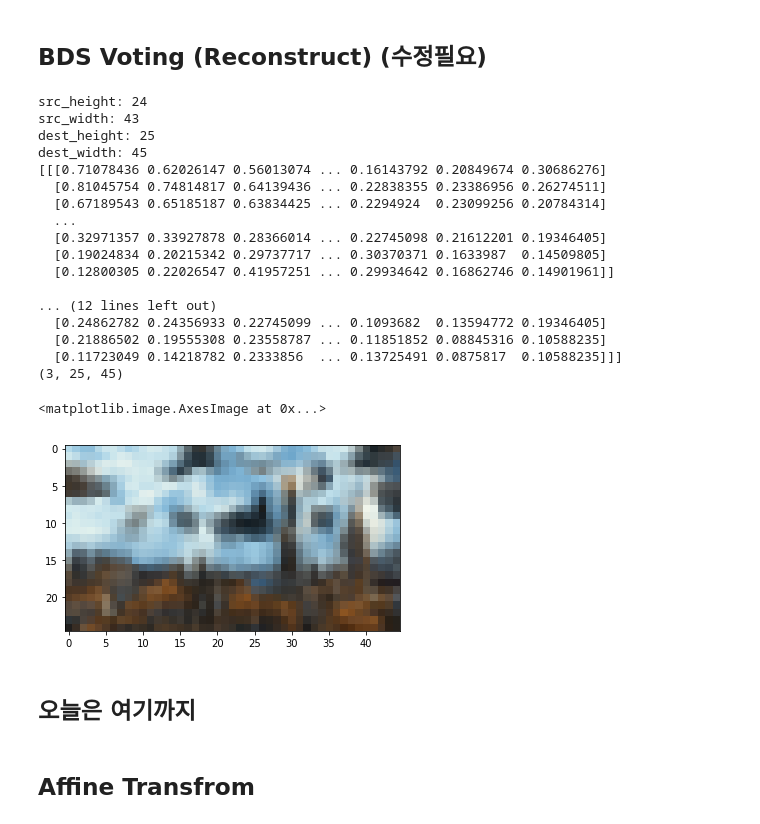
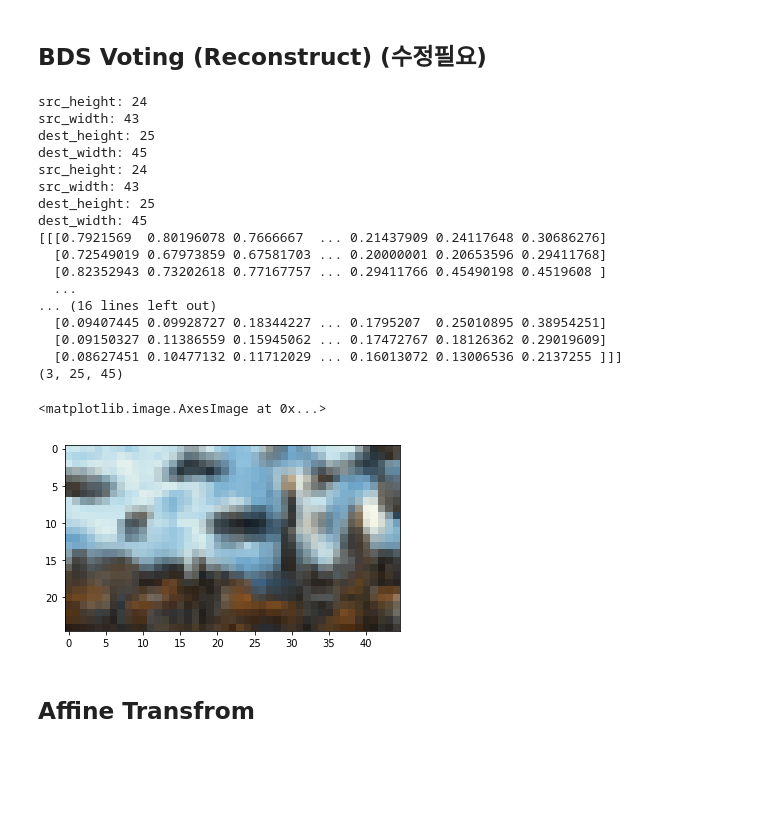
Before and after one commit to rassilon712/Neural_Color_Transfer, a Jupyter notebook: NCT_modified.ipynb, the cells around one changed output. Drawn from its saved outputs; the diff is of its cells as text; code cells hidden in the pictures; blank space fills up the shorter version.

```diff
--- a/NCT_modified.ipynb
+++ b/NCT_modified.ipynb
@@ -344,10 +345,10 @@ class PatchMatch:
     def calc_dist(self, ay, ax, by, bx):
         """
             Measure distance between 2 patches across all channels
-            ay -- y coordinate of a patch in a
-            ax -- x coordinate of a patch in a
-            by -- y coordinate of a patch in b
-            bx -- x coordinate of a patch in b
+            ay : y coordinate of a patch in a
+            ax : x coordinate of a patch in a
+            by : y coordinate of a patch in b
+            bx : x coordinate of a patch in b
         """
         dy0 = dx0 = self.patch_size // 2
         dy1 = dx1 = self.patch_size // 2 + 1
@@ -409,8 +410,8 @@ class PatchMatch:
     def solve(self):
         self.improve_nnf(total_iter=5)
 # %%
-map5SR = PatchMatch(feat5S, feat5R) #S -> R
-map5RS = PatchMatch(feat5R, feat5S) #R -> S
+map5SR = PatchMatch(feat5S_norm, feat5R_norm) #S -> R
+map5RS = PatchMatch(feat5R_norm, feat5S_norm) #R -> S
 map5SR.solve()
 print()
 map5RS.solve()
@@ -524,8 +525,7 @@ def bds_vote(snn, rnn, snnd, rnnd, src, patchsize=3):
                         continue
                     if px + dx >= src_width:
                         break
-                    for ch in range(channels):
-                        dest[ch, i + dy, j + dx] += ws * src[ch, py + dy, px + dx]
+                    dest[:, i + dy, j + dx] += ws * src[:, py + dy, px + dx]
                     weights[i + dy, j + dx] += ws
 
 
@@ -554,45 +554,45 @@ def bds_vote(snn, rnn, snnd, rnnd, src, patchsize=3):
                         continue
                     if px + dx >= dest_width:
                         break
-                    for ch in range(channels):
-                        dest[ch, py + dy, px + dx] += wr * src[ch, i + dy, j + dx]
+                    dest[:, py + dy, px + dx] += wr * src[:, i + dy, j + dx]
                     weights[py + dy, px + dx] += wr
 
     for y in range(dest_height):
         for x in range(dest_width):
             s = 1 if weights[y, x] == 0 else (1 / weights[y, x])
-            for ch in range(channels):
-                dest[ch, y, x] *= s
+            dest[:, y, x] *= s
 
     return dest
 # %%
-G = bds_vote(map5SR.nnf.transpose(2, 0, 1), map5RS.nnf.transpose(2, 0, 1), map5SR.nnd, map5RS.nnd, imgR_resized)
-print(G)
-print(G.shape)
+imgG = bds_vote(map5SR.nnf.transpose(2, 0, 1), map5RS.nnf.transpose(2, 0, 1), map5SR.nnd, map5RS.nnd, imgR_resized)
+feat5G = bds_vote(map5SR.nnf.transpose(2, 0, 1), map5RS.nnf.transpose(2, 0, 1), map5SR.nnd, map5RS.nnd, feat5R.transpose(2, 0, 1))
+feat5G = feat5G.transpose(1, 2, 0)
+feat5G_norm = normalize(feat5G)
+print(imgG)
+print(imgG.shape)
 # %% [output]
 src_height: 24
 src_width: 43
 dest_height: 25
 dest_width: 45
-[[[0.71078436 0.62026147 0.56013074 ... 0.16143792 0.20849674 0.30686276]
-  [0.81045754 0.74814817 0.64139436 ... 0.22838355 0.23386956 0.26274511]
-  [0.67189543 0.65185187 0.63834425 ... 0.2294924  0.23099256 0.20784314]
+src_height: 24
+src_width: 43
+dest_height: 25
+dest_width: 45
+[[[0.7921569  0.80196078 0.7666667  ... 0.21437909 0.24117648 0.30686276]
+  [0.72549019 0.67973859 0.67581703 ... 0.20000001 0.20653596 0.29411768]
+  [0.82352943 0.73202618 0.77167757 ... 0.29411766 0.45490198 0.4519608 ]
   ...
-  [0.32971357 0.33927878 0.28366014 ... 0.22745098 0.21612201 0.19346405]
-  [0.19024834 0.20215342 0.29737717 ... 0.30370371 0.1633987  0.14509805]
-  [0.12800305 0.22026547 0.41957251 ... 0.29934642 0.16862746 0.14901961]]
-
-... (12 lines left out)
-  [0.24862782 0.24356933 0.22745099 ... 0.1093682  0.13594772 0.19346405]
-  [0.21886502 0.19555308 0.23558787 ... 0.11851852 0.08845316 0.10588235]
-  [0.11723049 0.14218782 0.2333856  ... 0.13725491 0.0875817  0.10588235]]]
+... (16 lines left out)
+  [0.09407445 0.09928727 0.18344227 ... 0.1795207  0.25010895 0.38954251]
+  [0.09150327 0.11386559 0.15945062 ... 0.17472767 0.18126362 0.29019609]
+  [0.08627451 0.10477132 0.11712029 ... 0.16013072 0.13006536 0.2137255 ]]]
 (3, 25, 45)
 # %%
-imshow(np.transpose(G,(1,2,0)))
+# Checking
+imshow(imgG.transpose(1, 2, 0))
 # %% [output]
 <matplotlib.image.AxesImage at 0x...>
-[figure, old version]
+[figure, new version]
-# %% [markdown]
-## 오늘은 여기까지
 # %% [markdown]
 ## Affine Transfrom
```
Also changed, not shown: parts of 17 cells of this notebook.
